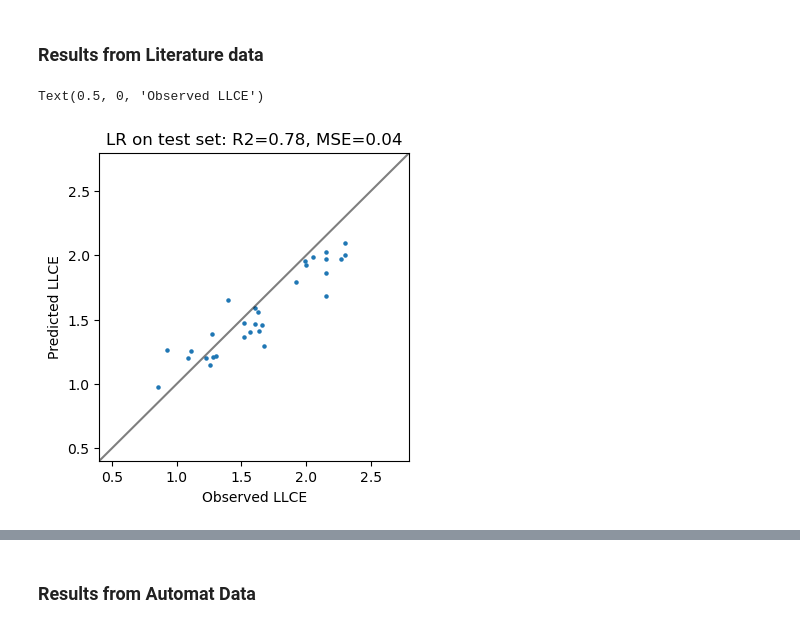
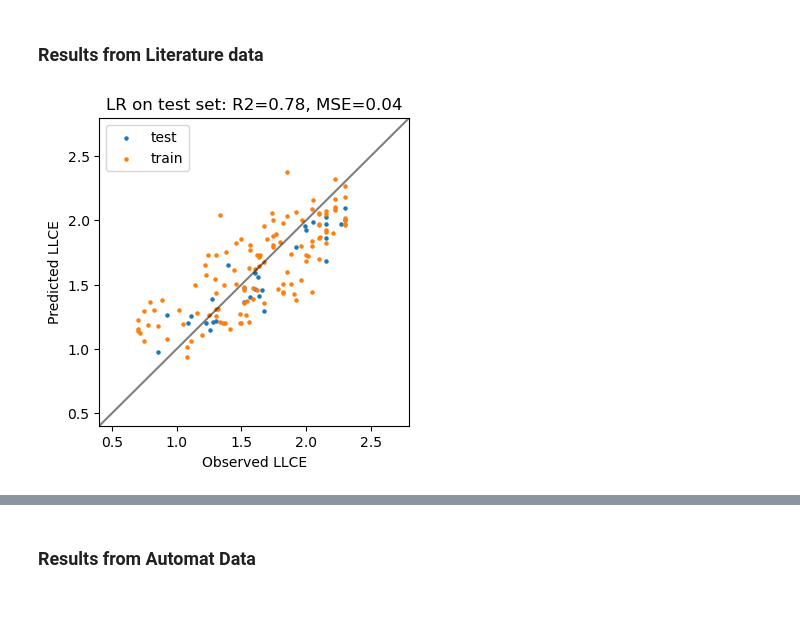
Before and after one commit to zleung9/bo-electrolyte, a Jupyter notebook: notebooks/feature_extraction_elemental_composition.ipynb, the cells around one changed output, grey strips where cells are left out. Drawn from its saved outputs; the diff is of its cells as text; code cells hidden in the pictures.

```diff
--- a/notebooks/feature_extraction_elemental_composition.ipynb
+++ b/notebooks/feature_extraction_elemental_composition.ipynb
@@ -402,26 +402,28 @@ plt.show()
 # %%
 select = df_cy["LLCE"] > 0.5
 X = df_cy.loc[select, ["sO", "aC", "InOr", "FO"]]
 y_truth = df_cy.loc[select, ["LLCE"]]
 
 X_train, X_test, y_train, y_test = train_test_split(X, y_truth, test_size=0.2, random_state=42)
 
 model = LinearRegression()
 model.fit(X_train, y_train)
 R2_train = model.score(X_train, y_train)
 
 y_pred = model.predict(X_test).squeeze()
 R2_test = model.score(X_test, y_test)
 mse = mean_squared_error(y_test, y_pred)
 
 fig, ax = plt.subplots(figsize=(4, 4))
-ax.scatter(y_test, y_pred, s=5)
+ax.scatter(y_test, y_pred, s=5, label="test")
+ax.scatter(y_train, model.predict(X_train).squeeze(), s=5, label="train")
 ax.axline((2, 2), slope=1, color="k", alpha=0.5)
 ax.set_title(f"LR on test set: R2={R2_test:.2f}, MSE={mse:.2f}")
 ax.set_xlim([0.4, 2.8])
 ax.set_ylim([0.4, 2.8])
 ax.set_ylabel("Predicted LLCE")
 ax.set_xlabel("Observed LLCE")
+ax.legend()
+plt.show()
 # %% [output]
-Text(0.5, 0, 'Observed LLCE')
-[figure, old version]
+[figure, new version]
```
Also changed, not shown: parts of 3 cells of this notebook.
